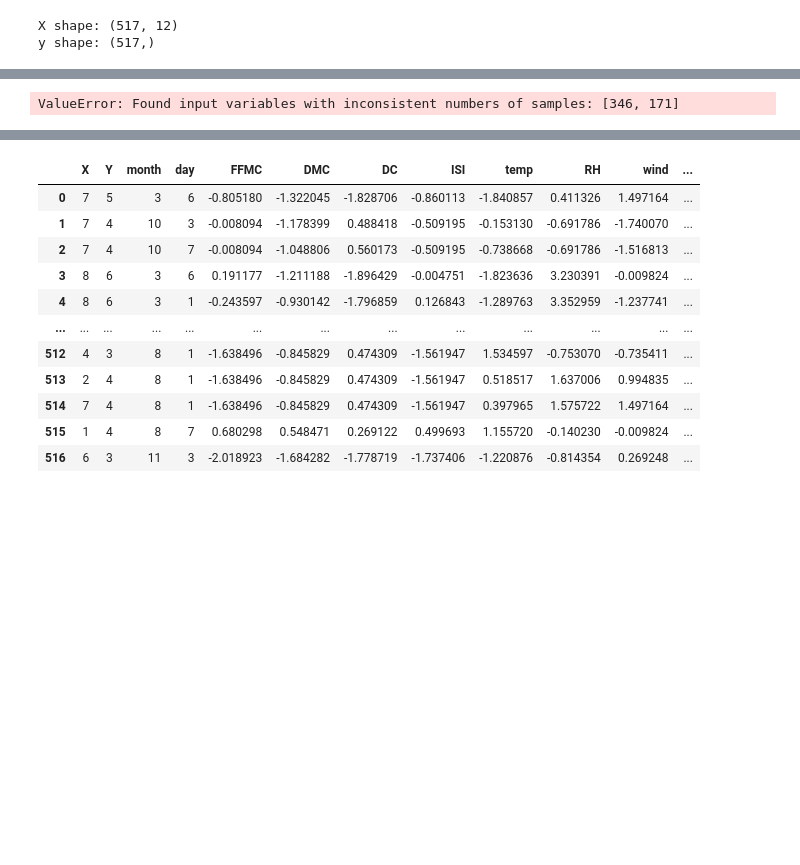
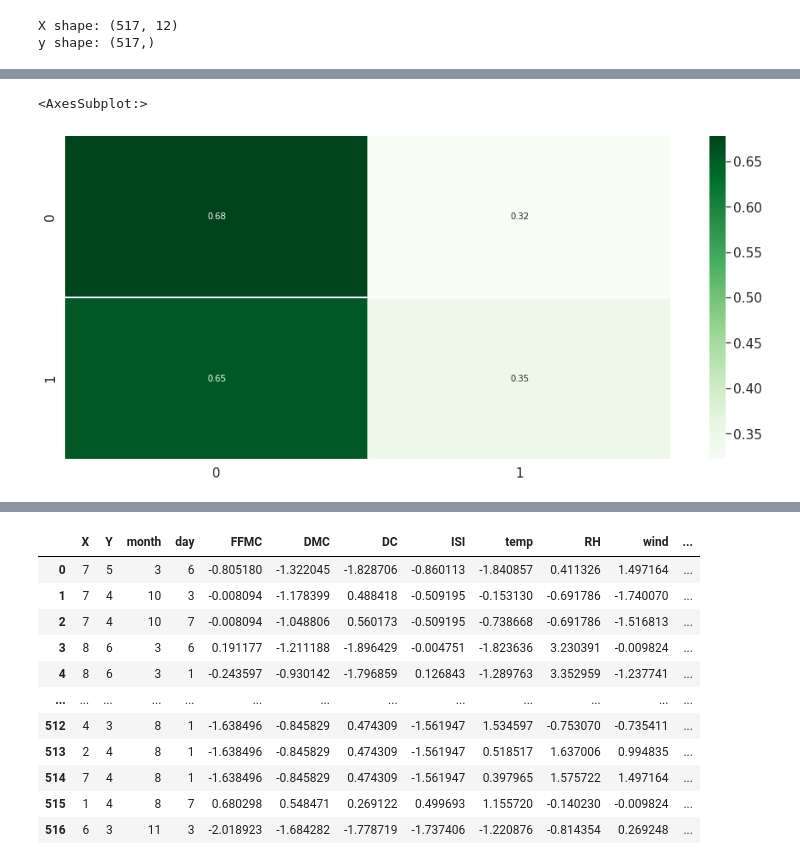
Before and after one commit to jackson-dugger/Team6-Project, a Jupyter notebook: RandomForestClassifier.ipynb, the cells around one changed output, grey strips where cells are left out. Saved outputs shown, nothing was run; the diff lists cells and outputs as text; code cells hidden in the pictures; blank space fills up the shorter version.

```diff
--- a/RandomForestClassifier.ipynb
+++ b/RandomForestClassifier.ipynb
@@ -191,10 +224,10 @@ Random forest mean accuracy: 0.567
-# %%
-CM = confusion_matrix(y_train, y_test)
-print(conf_mat)
-
-# Visualize it as a heatmap
-import seaborn
-seaborn.heatmap(CM)
-plt.show()
-# %% [output]
-ValueError: Found input variables with inconsistent numbers of samples: [346, 171]
+# %%
+matrix = confusion_matrix(y_test, y_pred)
+matrix = matrix.astype('float') / matrix.sum(axis=1)[:, np.newaxis]
+plt.figure(figsize=(16,7))
+sns.set(font_scale=1.4)
+sns.heatmap(matrix, annot=True, annot_kws={'size':10},
+            cmap=plt.cm.Greens, linewidths=0.2)
+# %% [output]
+<AxesSubplot:>
+[figure, added]
```
Also changed, not shown: parts of 22 cells of this notebook.
